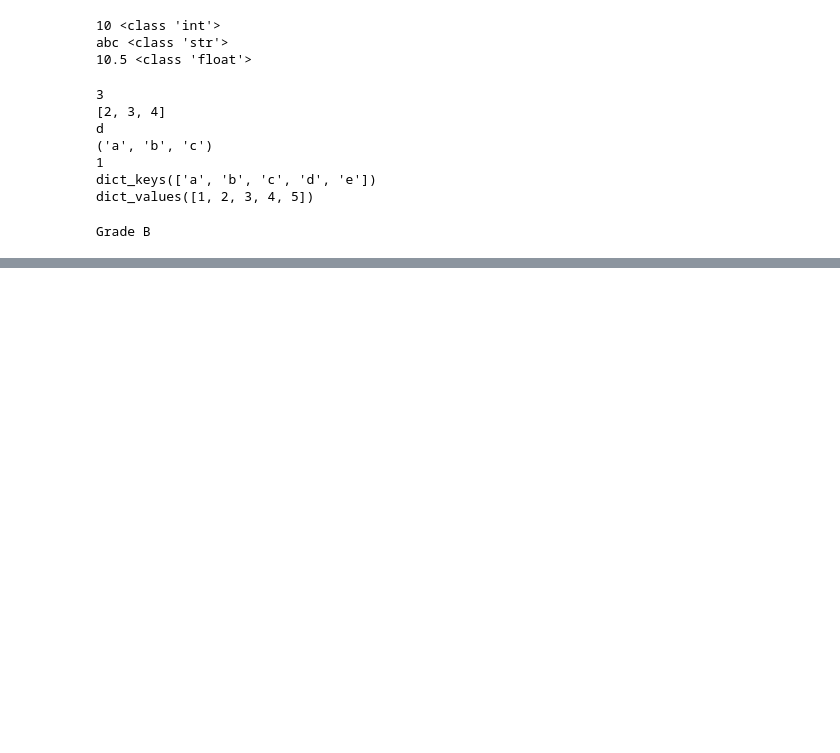
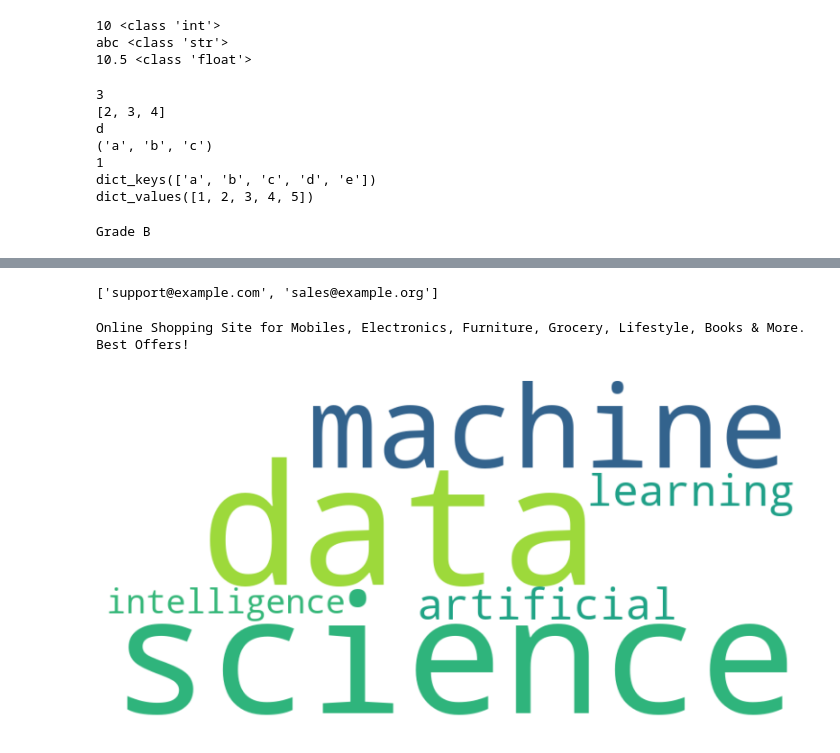
Before and after one commit to gangadhar0424/Python-practice, a Jupyter notebook: Excelr_questions.ipynb, the cells around one changed output, grey strips where cells are left out. Cells and saved outputs as stored; diff of their text form; code cells hidden in the pictures; blank space fills up the shorter version.

```diff
--- a/Excelr_questions.ipynb
+++ b/Excelr_questions.ipynb
@@ -56,0 +218,74 @@ Grade B
+# %%
+# Day 10
+# Write a Python function using regular expressions to extract all email addresses from a given string. Test it with the input: 'Contact us at support@example.com and sales@example.org.'
+import re
+
+def extract_emails(text):
+    # Define the regex pattern for matching email addresses
+    email_pattern = r'[a-zA-Z0-9._%+-]+@[a-zA-Z0-9.-]+\.[a-zA-Z]{2,}'
+
+    # Use re.findall() to extract all email addresses
+    emails = re.findall(email_pattern, text)
+
+    return emails
+
+# Test the function with the input text
+input_text = 'Contact us at support@example.com and sales@example.org.'
+emails = extract_emails(input_text)
+print(emails)
+# %% [output]
+['support@example.com', 'sales@example.org']
+# %%
+#Day 11
+# Write a Python script to fetch and print the title of a webpage using the 'requests' and 'BeautifulSoup' libraries. Test it with the URL: 'https://example.com'.
+import requests
+from bs4 import BeautifulSoup
+
+def fetch_title(url):
+    # Send a GET request to the webpage
+    response = requests.get(url)
+
+    # Check if the request was successful
+    if response.status_code == 200:
+        # Parse the page content using BeautifulSoup
+        soup = BeautifulSoup(response.text, 'html.parser')
+
+        # Find the title tag and extract its content
+        title = soup.title.string if soup.title else "No title found"
+
+        return title
+    else:
+        return f"Failed to retrieve the webpage. Status code: {response.status_code}"
+
+# Test the function with the URL 'https://example.com'
+url = 'https://flipkart.com'
+page_title = fetch_title(url)
+print(page_title)
+# %% [output]
+Online Shopping Site for Mobiles, Electronics, Furniture, Grocery, Lifestyle, Books & More. Best Offers!
+# %%
+# Day 12
+# Write a Python script to generate a WordCloud from the text: 'data science machine learning artificial intelligence'. Save the WordCloud as an image.
+from wordcloud import WordCloud # type: ignore
+import matplotlib.pyplot as plt
+
+def generate_wordcloud(text):
+    # Create a WordCloud object
+    wordcloud = WordCloud(width=800, height=400, background_color='white').generate(text)
+
+    # Display the WordCloud image
+    plt.figure(figsize=(10, 5))
+    plt.imshow(wordcloud, interpolation='bilinear')
+    plt.axis('off')  # Turn off axis
+    plt.show()
+
+    # Save the WordCloud image
+    wordcloud.to_file('wordcloud_image.png')
+
+# Input text
+text = 'data science machine learning artificial intelligence'
+
+# Generate and save the WordCloud
+generate_wordcloud(text)
+# %% [output]
+[figure, added]
```
Also changed, not shown: parts of 12 cells of this notebook, 1 other file.
